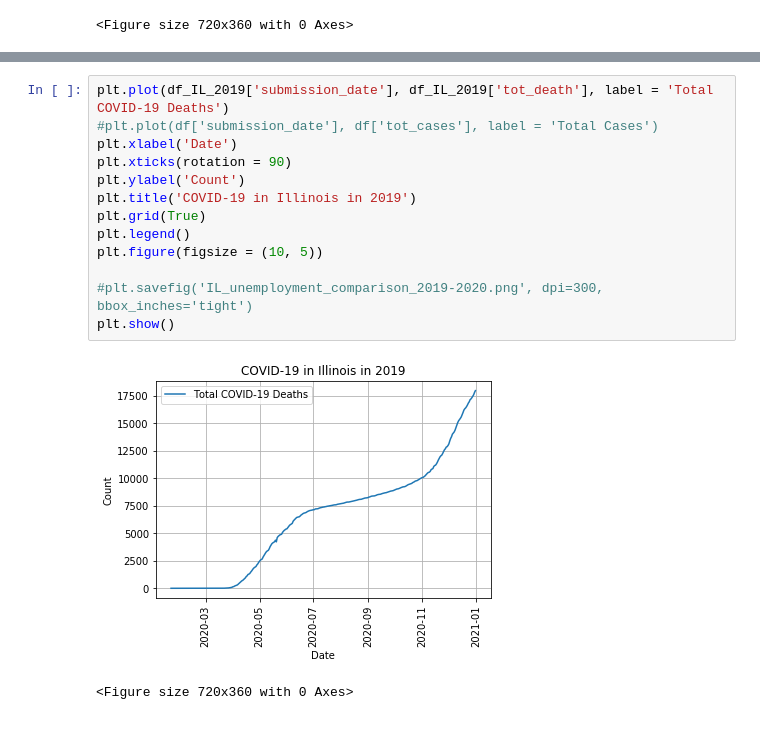
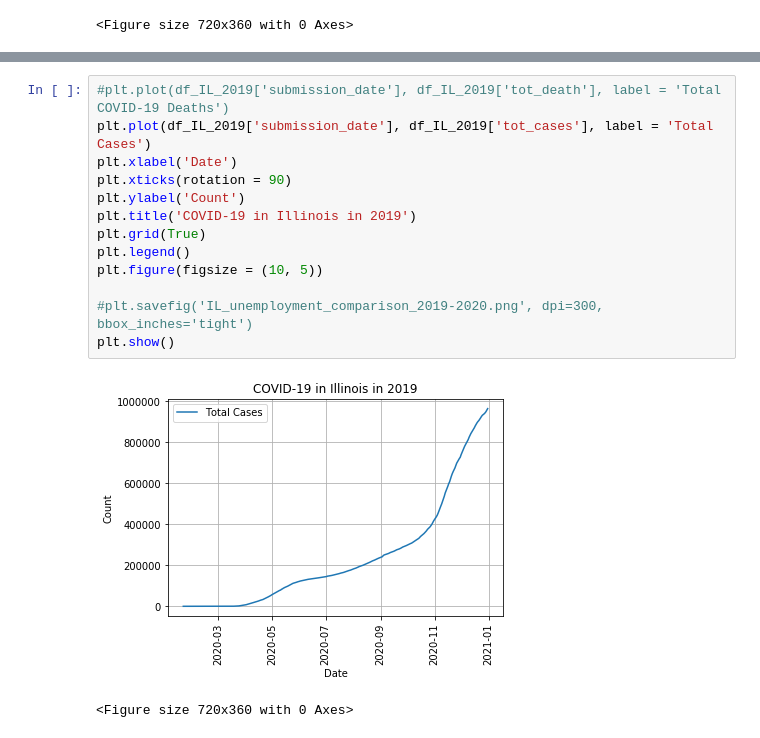
Before and after one commit to erickzli/IS597-COVID-Project, a Jupyter notebook: Kerstin's Folder/Clean Data- US Cases and Deaths by State Over Time.ipynb, the cells around one changed output, grey strips where cells are left out. Drawn from its saved outputs; the diff is of its cells as text.

Commit message:
Create visualizations

```diff
--- a/Kerstin's Folder/Clean Data- US Cases and Deaths by State Over Time.ipynb
+++ b/Kerstin's Folder/Clean Data- US Cases and Deaths by State Over Time.ipynb
@@ -303,16 +373,16 @@ plt.show()
 # %%
-plt.plot(df_IL_2019['submission_date'], df_IL_2019['tot_death'], label = 'Total COVID-19 Deaths')
-#plt.plot(df['submission_date'], df['tot_cases'], label = 'Total Cases')
+#plt.plot(df_IL_2019['submission_date'], df_IL_2019['tot_death'], label = 'Total COVID-19 Deaths')
+plt.plot(df_IL_2019['submission_date'], df_IL_2019['tot_cases'], label = 'Total Cases')
 plt.xlabel('Date')
 plt.xticks(rotation = 90)
 plt.ylabel('Count')
 plt.title('COVID-19 in Illinois in 2019')
 plt.grid(True)
 plt.legend()
 plt.figure(figsize = (10, 5))
 
 #plt.savefig('IL_unemployment_comparison_2019-2020.png', dpi=300, bbox_inches='tight')
 plt.show()
 # %% [output]
-[figure, old version]
+[figure, new version]
 <Figure size 720x360 with 0 Axes>
```
Also changed, not shown: parts of 6 cells of this notebook.
